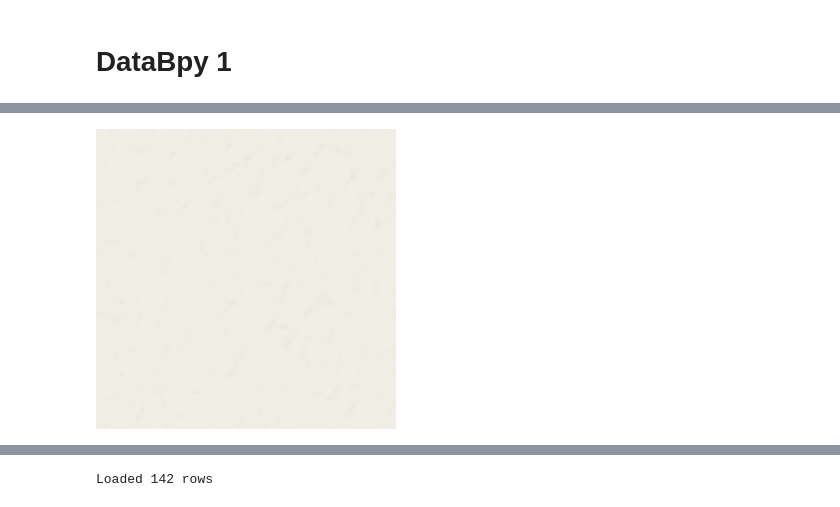
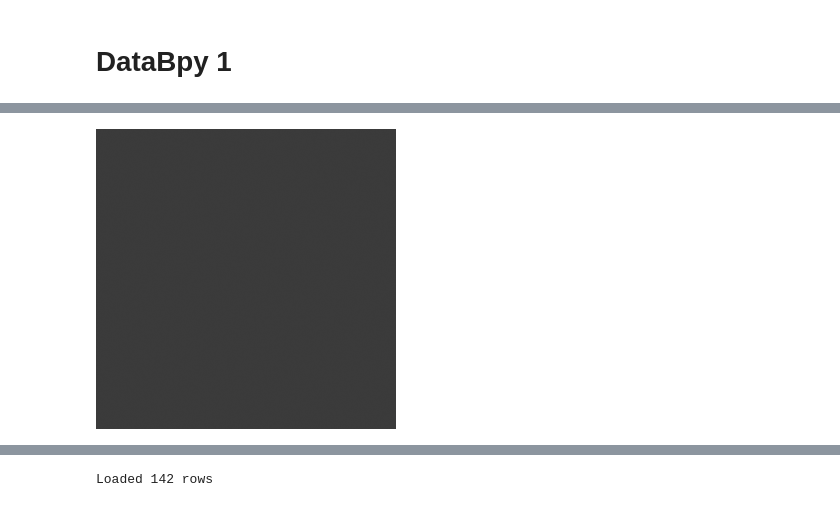
Before and after one commit to kolibril13/bpy-gallery, a Jupyter notebook: docs/databpy/geometry-nodes.ipynb, the cells around one changed output, grey strips where cells are left out. Cells and saved outputs as stored; diff of their text form; code cells hidden in the pictures.

```diff
--- a/docs/databpy/geometry-nodes.ipynb
+++ b/docs/databpy/geometry-nodes.ipynb
@@ -50,20 +50,20 @@ with g.tree("gn_place_spheres") as tree:
 
 node_group_place_spheres = tree.tree
 # %%
-fresh_scene(paper_background=True)
+fresh_scene()
 
 single_vertex = np.array([[6, 4, 0]])
 
 # Create a mesh object with the single vertex
 my_point_obj = db.create_object(single_vertex, name="SinglePoint")
 
 # Print the name of the created object
 #print(my_point_obj.name)
 
 camera_from_above()
 render_result()
 # %% [output]
-[figure, old version]
+[figure, new version]
 # %%
 modifier = my_point_obj.modifiers.new(name="GeometryNodes", type='NODES')
 modifier.node_group = node_group_place_spheres
```
Also changed, not shown: parts of 6 cells of this notebook, 3 other files.
